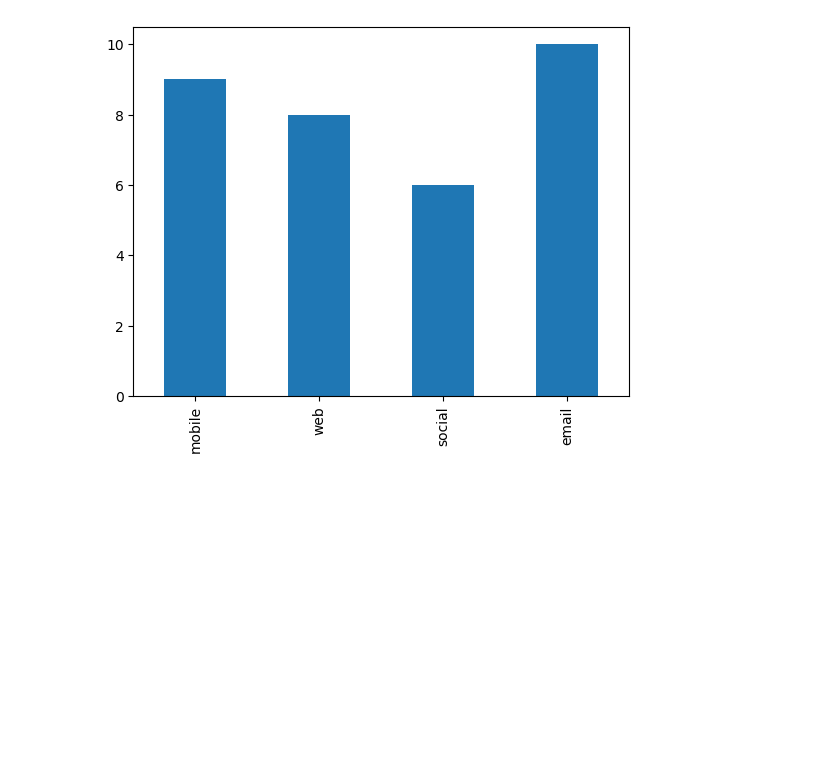
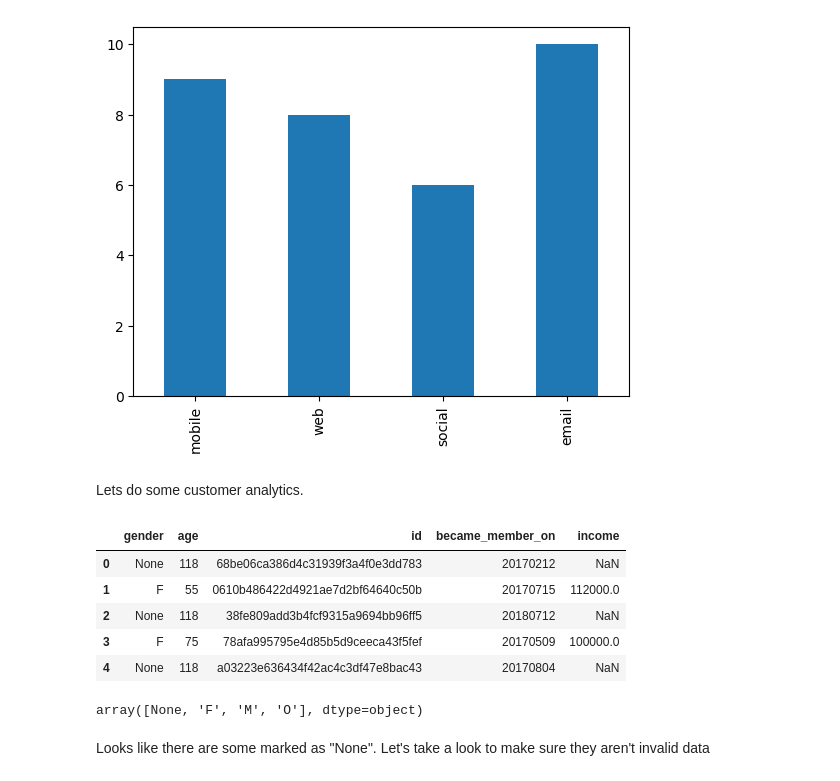
Before and after one commit to tnazikian/Udacity-Data-Scientist-Capstone, a Jupyter notebook: Starbucks_Capstone_notebook.ipynb, the cells around one changed output. Saved outputs shown, nothing was run; the diff lists cells and outputs as text; code cells hidden in the pictures; blank space fills up the shorter version.

```diff
--- a/Starbucks_Capstone_notebook.ipynb
+++ b/Starbucks_Capstone_notebook.ipynb
@@ -327,3 +327,21 @@ new_channels.sum(axis=0).plot(kind='bar')
 # %% [output]
 <Axes: >
 [figure]
+# %% [markdown]
+Lets do some customer analytics.
+# %%
+# Lets stratify the customer base by gender
+profile.head()
+# %% [output]
+|  | gender | age | id | became_member_on | income |
+| 0 | None | 118 | 68be06ca386d4c31939f3a4f0e3dd783 | 20170212 | NaN |
+| 1 | F | 55 | 0610b486422d4921ae7d2bf64640c50b | 20170715 | 112000.0 |
+| 2 | None | 118 | 38fe809add3b4fcf9315a9694bb96ff5 | 20180712 | NaN |
+| 3 | F | 75 | 78afa995795e4d85b5d9ceeca43f5fef | 20170509 | 100000.0 |
+| 4 | None | 118 | a03223e636434f42ac4c3df47e8bac43 | 20170804 | NaN |
+# %%
+profile.gender.unique()
+# %% [output]
+array([None, 'F', 'M', 'O'], dtype=object)
+# %% [markdown]
+Looks like there are some marked as "None". Let's take a look to make sure they aren't invalid data
```
Also changed, not shown: parts of 9 cells of this notebook.
